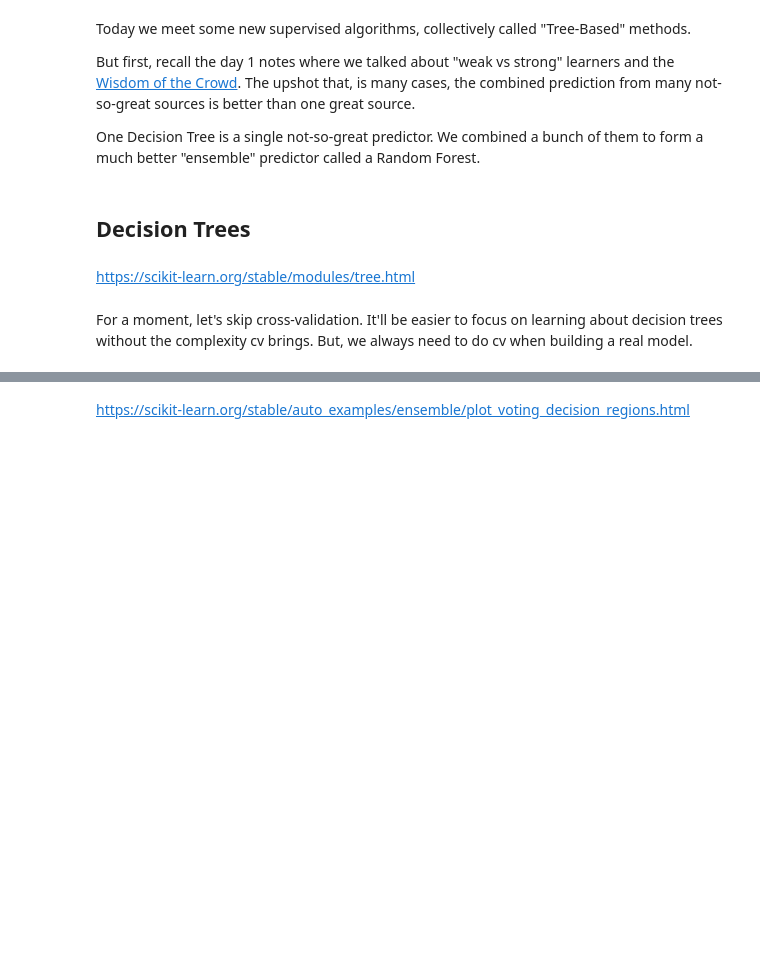
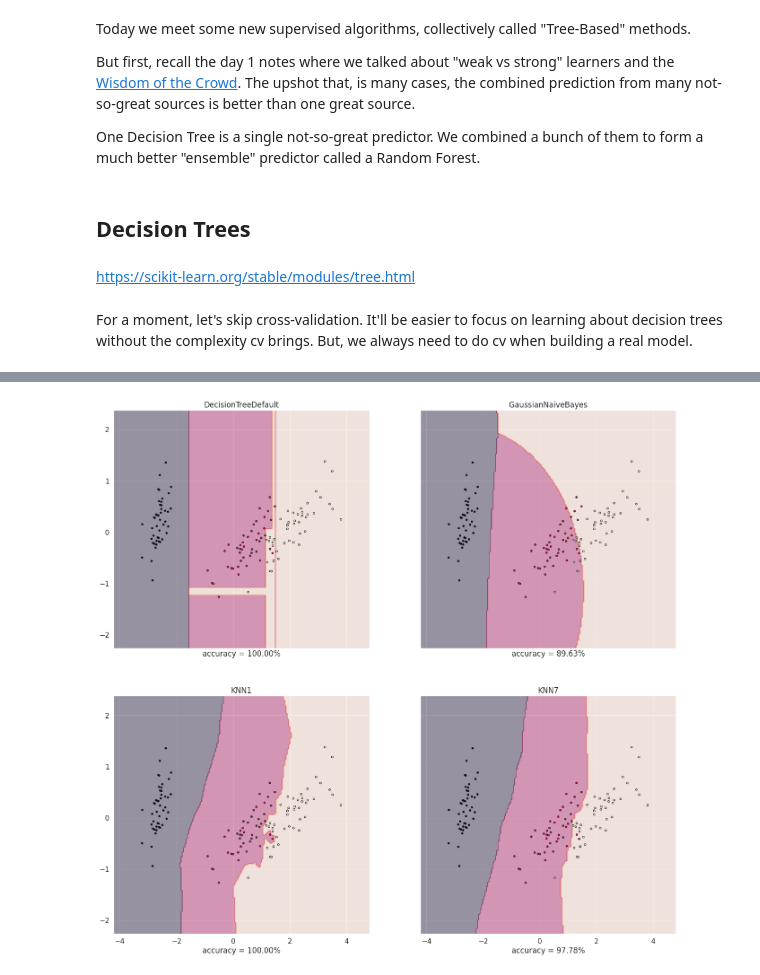
Before and after one commit to Tarleton-Math/data-science-20-21, a Jupyter notebook: data_science_20_21_notes_10_20.ipynb, the cells around one changed output, grey strips where cells are left out. Cells and saved outputs as stored; diff of their text form; code cells hidden in the pictures; blank space fills up the shorter version.

```diff
--- a/data_science_20_21_notes_10_20.ipynb
+++ b/data_science_20_21_notes_10_20.ipynb
@@ -163,2 +152,49 @@ Automatically created module for IPython interactive environment
-# %% [markdown]
-https://scikit-learn.org/stable/auto_examples/ensemble/plot_voting_decision_regions.html
+# %%
+from itertools import product
+from sklearn.naive_bayes import GaussianNB
+from sklearn.tree import DecisionTreeClassifier
+from sklearn.neighbors import KNeighborsClassifier
+from sklearn.metrics import accuracy_score
+
+def interp(x, mesh):
+    return np.linspace(x.min()-1, x.max()+1, mesh)
+
+def plot_decision_boundary(X, y, clfs, mesh=100):
+    # Determine shape of plot grid
+    N = len(clfs)  # number of plots
+    cols = int(min(2, N))  # up to 2 cols
+    rows = int(np.ceil(N / cols))  # compute number of rows
+    fig, axes = plt.subplots(rows, cols, figsize=(cols*10,rows*10), sharex=True, sharey=True, squeeze=False)  # Create plot grid
+
+    # Create a mesh of "fake" points for clf to predict on and create the colored regions
+    X = np.asarray(X)
+    XX = np.apply_along_axis(interp, axis=0, arr=X, mesh=mesh)  # interpolates each dimension
+    XX = np.meshgrid(*XX.T)  # does a cartesian product (sort of) to create (x,y) points from the interpolated values above
+    ZZ = np.array([xx.ravel() for xx in XX]).T  # Flatten XX to the shape needed to input into clf
+
+    i = j = 0  # track which plot we're plotting into
+    for name, clf in clfs.items():
+        ax = axes[i,j]
+        clf.fit(X, y)
+        acc = accuracy_score(y, y_pred = clf.predict(X))
+        yy = clf.predict(ZZ).reshape(XX[0].shape)
+        ax.contourf(*XX, yy, alpha=0.4)
+        ax.scatter(*X.T, c=y, s=15, edgecolor='k', linewidth=1)
+        ax.set_title(name)
+        ax.set_xlabel(f"accuracy = {acc*100:.2f}%")
+
+        j += 1
+        if j >= cols:
+            i += 1
+            j = 0
+
+clfs = {
+        'DecisionTreeDefault': DecisionTreeClassifier(random_state=1),
+        'GaussianNaiveBayes': GaussianNB(),
+        'KNN1': KNeighborsClassifier(n_neighbors=1),
+        'KNN7': KNeighborsClassifier(n_neighbors=7),
+        }
+
+plot_decision_boundary(X_m_pca, y_m, clfs, mesh=200)
+# %% [output]
+[figure, added]
```
Also changed, not shown: parts of 21 cells of this notebook.
